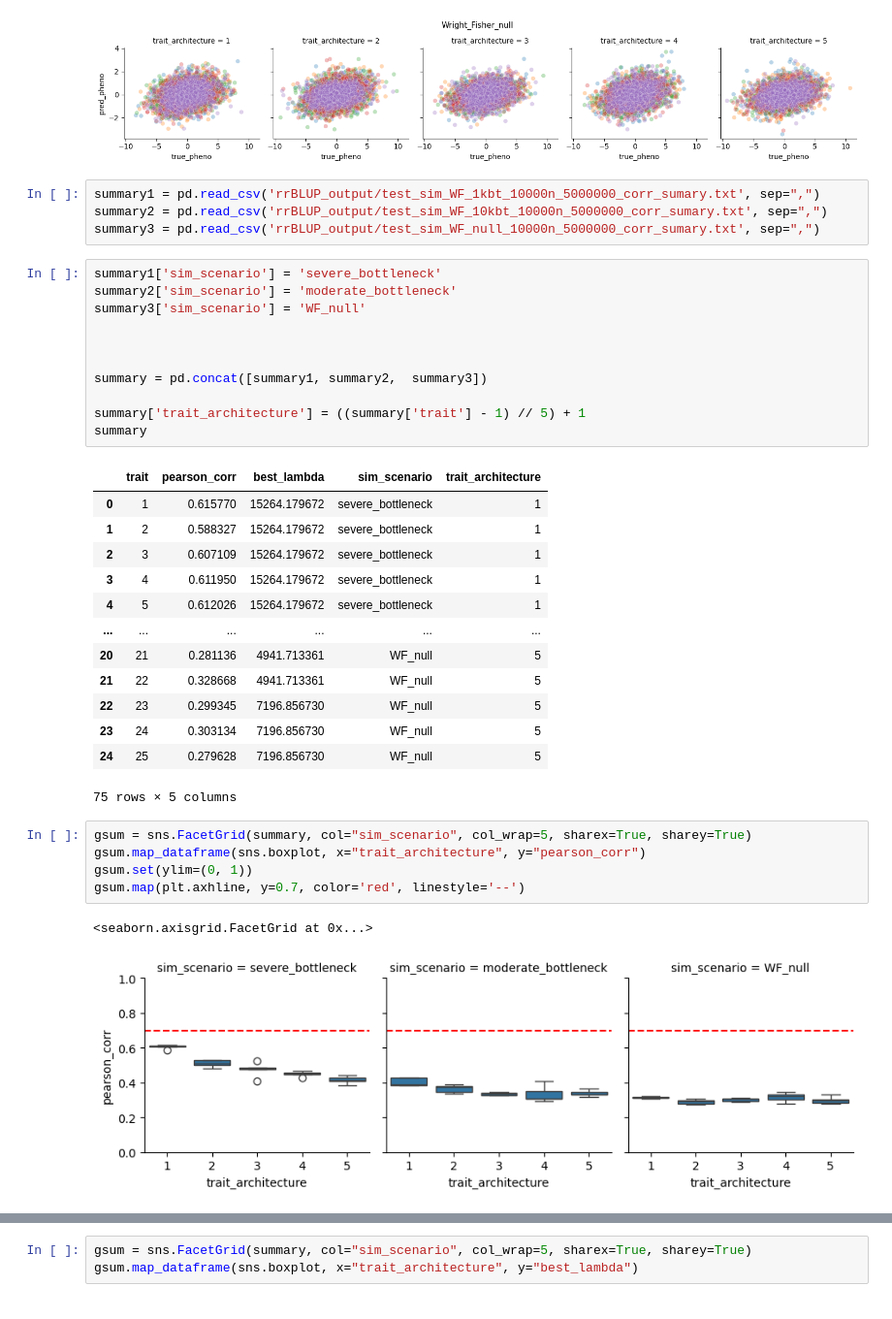
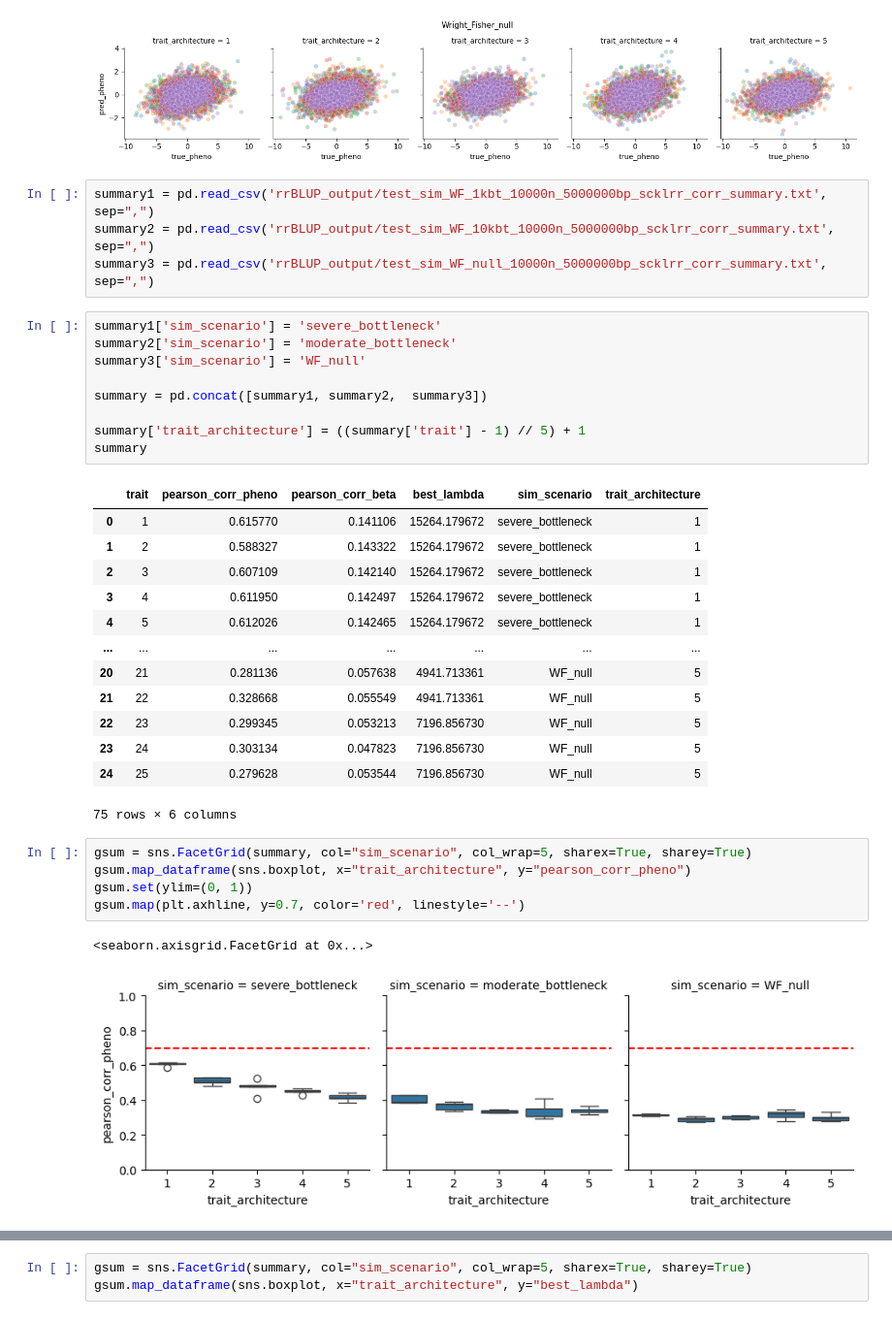
Before and after one commit to Arcadia-Science/2025-epistasis-dl-quantgen, a Jupyter notebook: workflow_sims/plot_linear_summary.ipynb, the cells around one changed output, grey strips where cells are left out. Shown at 97% size. Drawn from its saved outputs; the diff is of its cells as text.

Commit message:
updated script analysing ridge regression output, and comparing sci-kit learn and rrBLUP

```diff
--- a/workflow_sims/plot_linear_summary.ipynb
+++ b/workflow_sims/plot_linear_summary.ipynb
@@ -39,39 +39,37 @@ g3.map_dataframe(sns.scatterplot, x="true_pheno", y="pred_pheno", hue="replicate
 [figure]
 [figure]
 # %%
-summary1 = pd.read_csv('rrBLUP_output/test_sim_WF_1kbt_10000n_5000000_corr_sumary.txt', sep=",")
-summary2 = pd.read_csv('rrBLUP_output/test_sim_WF_10kbt_10000n_5000000_corr_sumary.txt', sep=",")
-summary3 = pd.read_csv('rrBLUP_output/test_sim_WF_null_10000n_5000000_corr_sumary.txt', sep=",")
+summary1 = pd.read_csv('rrBLUP_output/test_sim_WF_1kbt_10000n_5000000bp_scklrr_corr_summary.txt', sep=",")
+summary2 = pd.read_csv('rrBLUP_output/test_sim_WF_10kbt_10000n_5000000bp_scklrr_corr_summary.txt', sep=",")
+summary3 = pd.read_csv('rrBLUP_output/test_sim_WF_null_10000n_5000000bp_scklrr_corr_summary.txt', sep=",")
 # %%
 summary1['sim_scenario'] = 'severe_bottleneck'
 summary2['sim_scenario'] = 'moderate_bottleneck'
 summary3['sim_scenario'] = 'WF_null'
 
-
-
 summary = pd.concat([summary1, summary2,  summary3])
 
 summary['trait_architecture'] = ((summary['trait'] - 1) // 5) + 1
 summary
 # %% [output]
-|  | trait | pearson_corr | best_lambda | sim_scenario | trait_architecture |
-| 0 | 1 | 0.615770 | 15264.179672 | severe_bottleneck | 1 |
-| 1 | 2 | 0.588327 | 15264.179672 | severe_bottleneck | 1 |
-| 2 | 3 | 0.607109 | 15264.179672 | severe_bottleneck | 1 |
-| 3 | 4 | 0.611950 | 15264.179672 | severe_bottleneck | 1 |
-| 4 | 5 | 0.612026 | 15264.179672 | severe_bottleneck | 1 |
-| ... | ... | ... | ... | ... | ... |
-| 20 | 21 | 0.281136 | 4941.713361 | WF_null | 5 |
-| 21 | 22 | 0.328668 | 4941.713361 | WF_null | 5 |
-| 22 | 23 | 0.299345 | 7196.856730 | WF_null | 5 |
-| 23 | 24 | 0.303134 | 7196.856730 | WF_null | 5 |
-| 24 | 25 | 0.279628 | 7196.856730 | WF_null | 5 |
+|  | trait | pearson_corr_pheno | pearson_corr_beta | best_lambda | sim_scenario | trait_architecture |
+| 0 | 1 | 0.615770 | 0.141106 | 15264.179672 | severe_bottleneck | 1 |
+| 1 | 2 | 0.588327 | 0.143322 | 15264.179672 | severe_bottleneck | 1 |
+| 2 | 3 | 0.607109 | 0.142140 | 15264.179672 | severe_bottleneck | 1 |
+| 3 | 4 | 0.611950 | 0.142497 | 15264.179672 | severe_bottleneck | 1 |
+| 4 | 5 | 0.612026 | 0.142465 | 15264.179672 | severe_bottleneck | 1 |
+| ... | ... | ... | ... | ... | ... | ... |
+| 20 | 21 | 0.281136 | 0.057638 | 4941.713361 | WF_null | 5 |
+| 21 | 22 | 0.328668 | 0.055549 | 4941.713361 | WF_null | 5 |
+| 22 | 23 | 0.299345 | 0.053213 | 7196.856730 | WF_null | 5 |
+| 23 | 24 | 0.303134 | 0.047823 | 7196.856730 | WF_null | 5 |
+| 24 | 25 | 0.279628 | 0.053544 | 7196.856730 | WF_null | 5 |
-75 rows × 5 columns
+75 rows × 6 columns
 # %%
 gsum = sns.FacetGrid(summary, col="sim_scenario", col_wrap=5, sharex=True, sharey=True)
-gsum.map_dataframe(sns.boxplot, x="trait_architecture", y="pearson_corr")
+gsum.map_dataframe(sns.boxplot, x="trait_architecture", y="pearson_corr_pheno")
 gsum.set(ylim=(0, 1))
 gsum.map(plt.axhline, y=0.7, color='red', linestyle='--')
 # %% [output]
 <seaborn.axisgrid.FacetGrid at 0x...>
-[figure, old version]
+[figure, new version]
```
Also changed, not shown: parts of 15 cells of this notebook.
